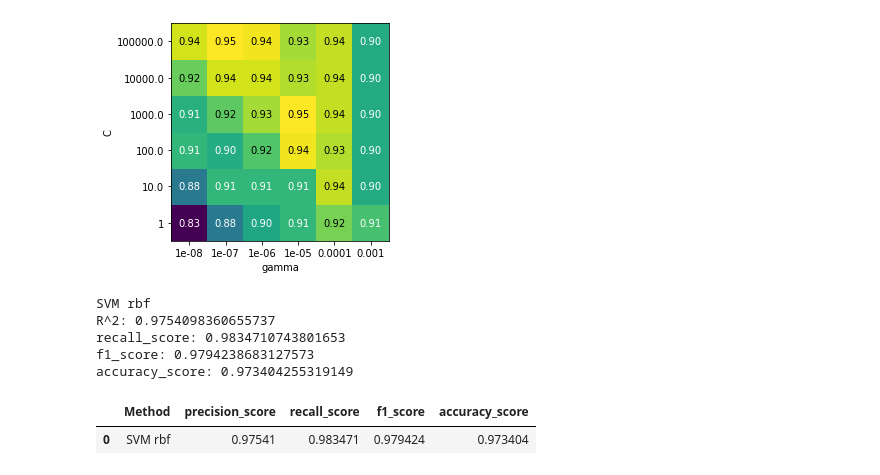
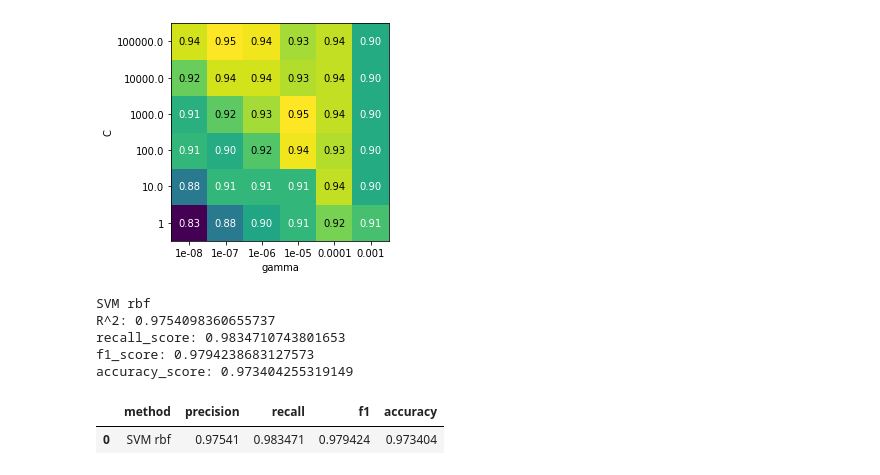
Before and after one commit to Banzanic/PSI-zadania, a Jupyter notebook: Z09_A_Stratified_GridSearchCV.ipynb, the cells around one changed output. Saved outputs shown, nothing was run; the diff lists cells and outputs as text; code cells hidden in the pictures.

```diff
--- a/Z09_A_Stratified_GridSearchCV.ipynb
+++ b/Z09_A_Stratified_GridSearchCV.ipynb
@@ -67,7 +67,7 @@ from sklearn.svm import SVC
 param_grid = {'C': [0.001, 0.01, 0.1, 1, 10, 100],
               'gamma': [0.001, 0.01, 0.1, 1, 10, 100]}
 
-grid_1 = GridSearchCV(SVC(), param_grid, cv=kfold, return_train_score=True)
+grid_1 = GridSearchCV(SVC(kernel='rbf'), param_grid, cv=kfold, return_train_score=True)
 
 grid_1.fit(X_train, y_train)
 grid_1.best_params_
@@ -140,44 +136,37 @@ heatmap(scores, xlabel='gamma', xticklabels=param_grid['gamma'], ylabel='C', yti
 plt.show()
 # %% [output]
 [figure]
-# %%
-from sklearn import  metrics
-
-
-models = []
-models.append(('SVM rbf', grid_1.best_estimator_))
-
-
-precision_score = []
-recall_score = []
-f1_score = []
-accuracy_score = []
-for name, model in models:
-    print(name)
-    print("R^2: {}".format(metrics.precision_score(y_test, model.predict(X_test)) ))
-    print("recall_score: {}".format( metrics.recall_score(y_test, model.predict(X_test)) ))
-    print("f1_score: {}".format( metrics.f1_score(y_test, model.predict(X_test)) ))
-    print("accuracy_score: {}".format( metrics.accuracy_score(y_test, model.predict(X_test)) ))
-    precision_score.append(metrics.precision_score(y_test, model.predict(X_test)))
-    recall_score.append(metrics.recall_score(y_test, model.predict(X_test)))
-    f1_score.append( metrics.f1_score(y_test, model.predict(X_test)))
-    accuracy_score.append(metrics.accuracy_score(y_test, model.predict(X_test)))
-# %% [output]
-SVM rbf
-R^2: 0.9754098360655737
-recall_score: 0.9834710743801653
-f1_score: 0.9794238683127573
-accuracy_score: 0.973404255319149
+# %%
+from sklearn import  metrics
+def get_scores(name, model):
+    precision_score = metrics.precision_score(y_test, model.predict(X_test))
+    recall_score = metrics.recall_score(y_test, model.predict(X_test))
+    f1_score = metrics.f1_score(y_test, model.predict(X_test))
+    accuracy_score = metrics.accuracy_score(y_test, model.predict(X_test))
+
+    return dict(method=name, precision=precision_score, recall=recall_score, f1=f1_score, accuracy=accuracy_score)
+
+def print_scores(scores):
+    print(scores['method'])
+    print("R^2: {}".format(scores['precision']))
+    print("recall_score: {}".format(scores['recall']))
+    print("f1_score: {}".format(scores['f1']))
+    print("accuracy_score: {}".format(scores['accuracy']))
+# %%
+models = []
+models.append(('SVM rbf', grid_1.best_estimator_))
+scores_1 = get_scores(*models[-1])
+print_scores(scores_1)
+# %% [output]
+SVM rbf
+R^2: 0.9754098360655737
+recall_score: 0.9834710743801653
+f1_score: 0.9794238683127573
+accuracy_score: 0.973404255319149
 # %%
 import pandas as pd
-d = {'precision_score': precision_score,
-     'recall_score': recall_score,
-     'f1_score': f1_score,
-     'accuracy_score' : accuracy_score
-    }
-df = pd.DataFrame(data=d)
-df.insert(loc=0, column='Method', value=['SVM rbf'])
+df = pd.DataFrame(data=scores_1, index=[0])
 df
 # %% [output]
-|  | Method | precision_score | recall_score | f1_score | accuracy_score |
+|  | method | precision | recall | f1 | accuracy |
 | 0 | SVM rbf | 0.97541 | 0.983471 | 0.979424 | 0.973404 |
```
Also changed, not shown: parts of 5 cells of this notebook.
